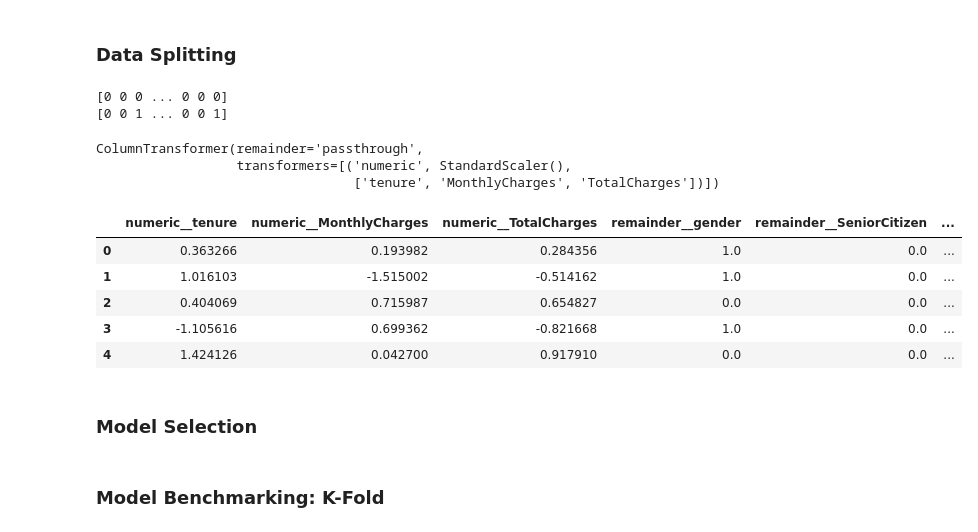
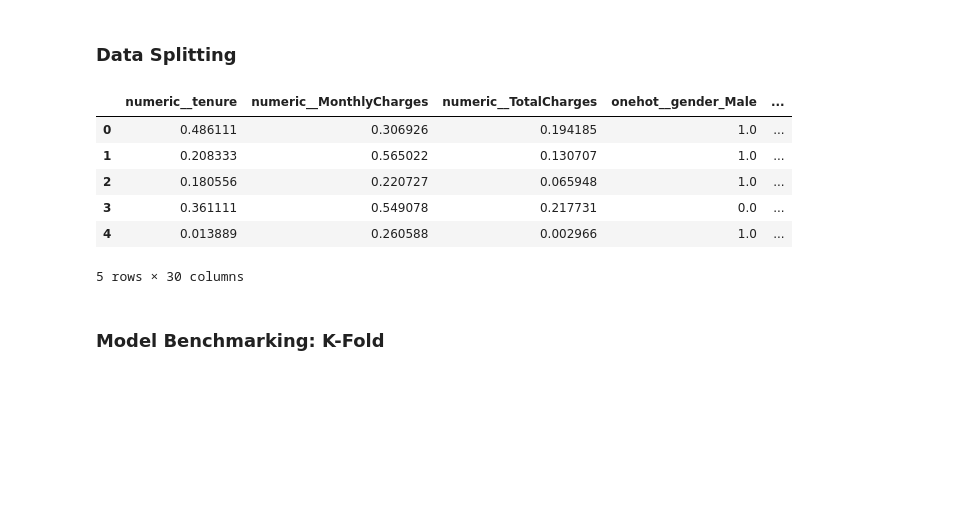
Before and after one commit to Chris503g/Telco-Customer-Churn-Data-Analysis-and-ML-Modeling, a Jupyter notebook: main.ipynb, the cells around one changed output. Drawn from its saved outputs; the diff is of its cells as text; code cells hidden in the pictures; blank space fills up the shorter version.

```diff
--- a/main.ipynb
+++ b/main.ipynb
@@ -789,0 +749,7 @@ Name: proportion, dtype: float64
+# %%
+# Label encode Churn column for train and test sets
+label_encoder = LabelEncoder()
+df['Churn'] = label_encoder.fit_transform(df['Churn'])
+
+# Check the transformed target labels
+print(df['Churn'].unique())
@@ -790,62 +787,19 @@ Name: proportion, dtype: float64
 # %% [markdown]
 ### **Data Splitting**
 # %%
-# Define X and y value
-X = df.drop(columns=['Churn'])
+# Separate features and target variable
+X = df.drop('Churn', axis=1)
 y = df['Churn']
 
-X_train, X_test, y_train, y_test = train_test_split(X,
-                                                    y,
-                                                    random_state=0,
-                                                    test_size=0.2,
-                                                    stratify=y)
+X_train, X_test, y_train, y_test = train_test_split(X, y, test_size=0.2, random_state=42, stratify=y)
-# %%
-# Label encode Churn column for train and test sets
-label_encoder = LabelEncoder()
-y_train = label_encoder.fit_transform(y_train)
-y_test = label_encoder.transform(y_test)
-
-print(y_train)
-print(y_test)
-# %% [output]
-[0 0 0 ... 0 0 0]
-[0 0 1 ... 0 0 1]
-# %%
-from sklearn.compose import ColumnTransformer
-from sklearn.pipeline import Pipeline
-from sklearn.preprocessing import OneHotEncoder, PowerTransformer, LabelEncoder
-
-# Apply Label Encoding to all categorical columns
-label_encoder = LabelEncoder()
-categorical_columns = ['gender', 'SeniorCitizen', 'Partner', 'Dependents', 'PhoneService', 'MultipleLines', 'InternetService', 'OnlineSecurity', 'OnlineBackup', 'DeviceProtection', 'TechSupport', 'StreamingTV', 'StreamingMovies', 'Contract', 'PaperlessBilling', 'PaymentMethod']
-
-for col in categorical_columns:
-    X_train[col] = label_encoder.fit_transform(X_train[col])
-
-# Apply Scaling
-numeric_transformer = Pipeline(steps=[
-    ('scaler', StandardScaler())
-    # ('scaler', PowerTransformer(method='yeo-johnson'))
-])
-
-transformer = ColumnTransformer([
-    ('numeric', StandardScaler(), ['tenure', 'MonthlyCharges', 'TotalCharges'])
-], remainder='passthrough')
-
-transformer
-# %% [output]
-ColumnTransformer(remainder='passthrough',
-                  transformers=[('numeric', StandardScaler(),
-                                 ['tenure', 'MonthlyCharges', 'TotalCharges'])])
 # %%
-transformed_df = pd.DataFrame(transformer.fit_transform(X_train),columns=transformer.get_feature_names_out())
-transformed_df.head()
+testing = pd.DataFrame(transformer.fit_transform(X_train),columns=transformer.get_feature_names_out())
+testing.head()
 # %% [output]
-|  | numeric__tenure | numeric__MonthlyCharges | numeric__TotalCharges | remainder__gender | remainder__SeniorCitizen | ... |
-| 0 | 0.363266 | 0.193982 | 0.284356 | 1.0 | 0.0 | ... |
-| 1 | 1.016103 | -1.515002 | -0.514162 | 1.0 | 0.0 | ... |
-| 2 | 0.404069 | 0.715987 | 0.654827 | 0.0 | 0.0 | ... |
-| 3 | -1.105616 | 0.699362 | -0.821668 | 1.0 | 0.0 | ... |
-| 4 | 1.424126 | 0.042700 | 0.917910 | 0.0 | 0.0 | ... |
+|  | numeric__tenure | numeric__MonthlyCharges | numeric__TotalCharges | onehot__gender_Male | ... |
+| 0 | 0.486111 | 0.306926 | 0.194185 | 1.0 | ... |
+| 1 | 0.208333 | 0.565022 | 0.130707 | 1.0 | ... |
+| 2 | 0.180556 | 0.220727 | 0.065948 | 1.0 | ... |
+| 3 | 0.361111 | 0.549078 | 0.217731 | 0.0 | ... |
+| 4 | 0.013889 | 0.260588 | 0.002966 | 1.0 | ... |
+5 rows × 30 columns
-# %% [markdown]
-### **Model Selection**
```
Also changed, not shown: parts of 80 cells of this notebook, 2 other files.
